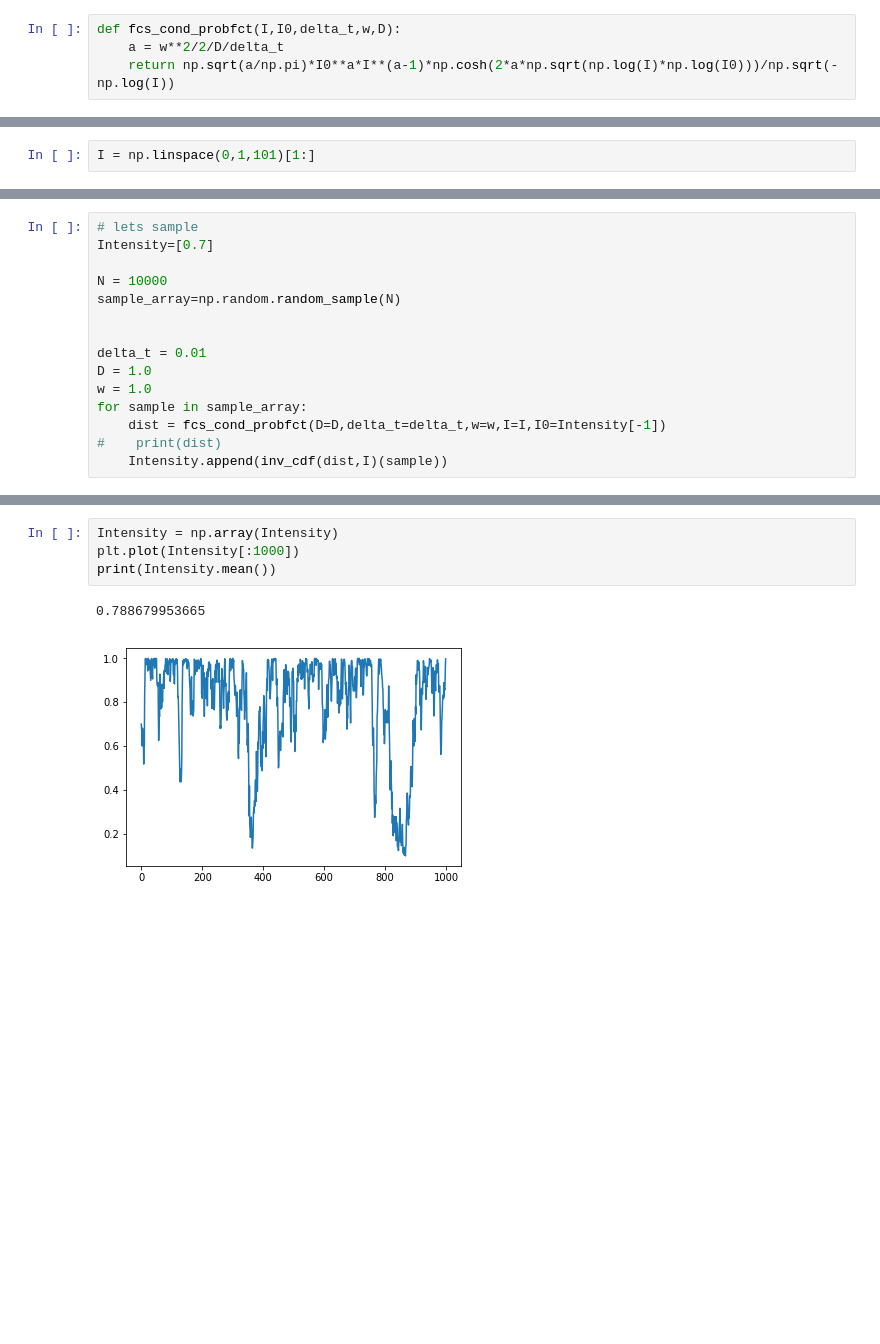
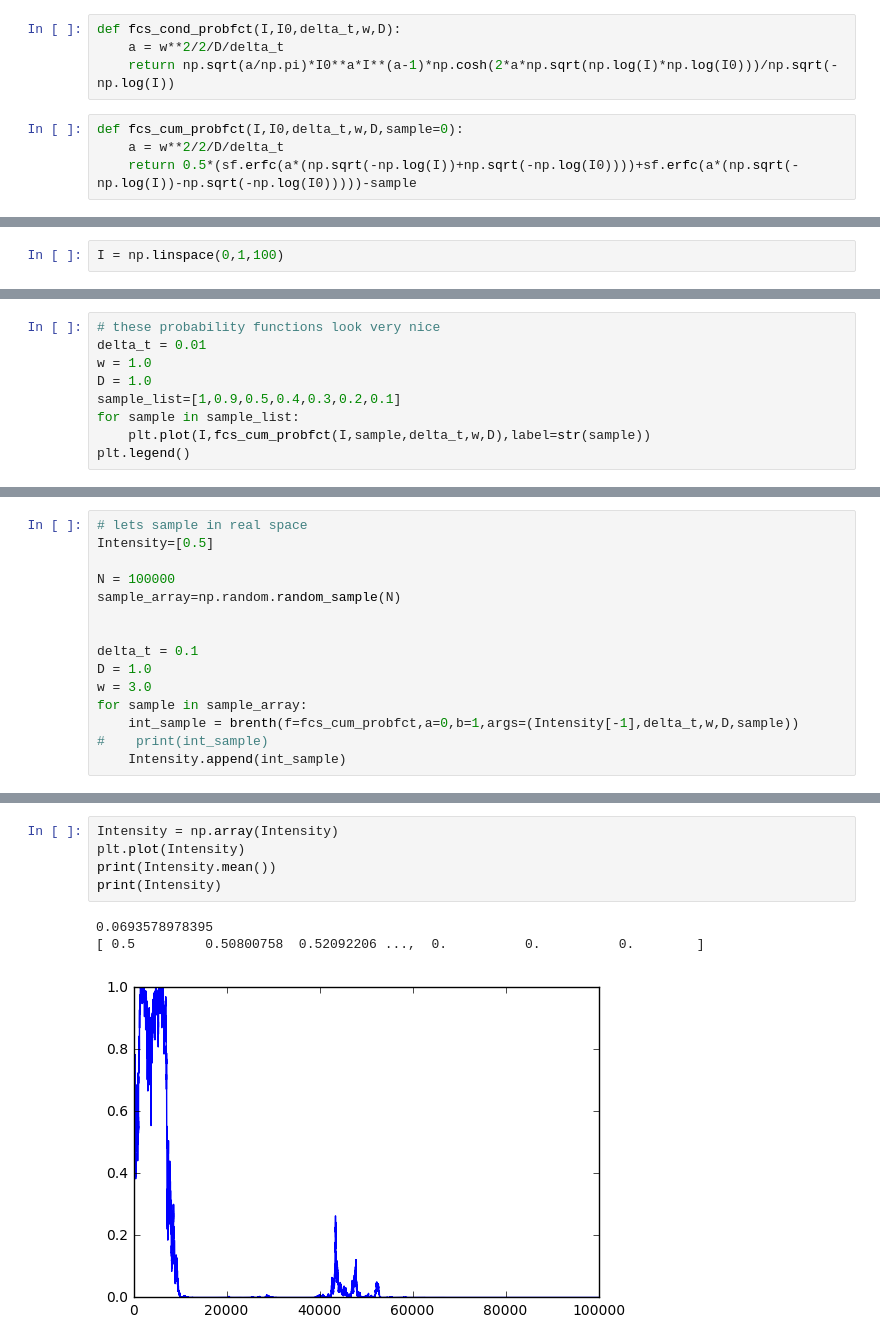
Before and after one commit to hstrey/FCS-simulations, a Jupyter notebook: Conditional Probability FCS.ipynb, the cells around one changed output, grey strips where cells are left out. Cells and saved outputs as stored; diff of their text form; blank space fills up the shorter version.

Commit message:
slowing getting there.  Cond prob and cum prob looks good - simulation not yet there

```diff
--- a/Conditional Probability FCS.ipynb
+++ b/Conditional Probability FCS.ipynb
@@ -10,3 +11,7 @@ from scipy import interpolate
 def fcs_cond_probfct(I,I0,delta_t,w,D):
     a = w**2/2/D/delta_t
     return np.sqrt(a/np.pi)*I0**a*I**(a-1)*np.cosh(2*a*np.sqrt(np.log(I)*np.log(I0)))/np.sqrt(-np.log(I))
+# %%
+def fcs_cum_probfct(I,I0,delta_t,w,D,sample=0):
+    a = w**2/2/D/delta_t
+    return 0.5*(sf.erfc(a*(np.sqrt(-np.log(I))+np.sqrt(-np.log(I0))))+sf.erfc(a*(np.sqrt(-np.log(I))-np.sqrt(-np.log(I0)))))-sample
@@ -13,5 +22,5 @@ def fcs_cond_probfct(I,I0,delta_t,w,D):
 # %%
-I = np.linspace(0,1,101)[1:]
+I = np.linspace(0,1,100)
 # %%
 # these probability functions look very nice
 delta_t = 0.01
@@ -33,0 +36,9 @@ def inv_cdf(pdf,x):
+# %%
+# these probability functions look very nice
+delta_t = 0.01
+w = 1.0
+D = 1.0
+sample_list=[1,0.9,0.5,0.4,0.3,0.2,0.1]
+for sample in sample_list:
+    plt.plot(I,fcs_cum_probfct(I,sample,delta_t,w,D),label=str(sample))
+plt.legend()
@@ -34,15 +48,15 @@ def inv_cdf(pdf,x):
 # %%
-# lets sample
-Intensity=[0.7]
+# lets sample in real space
+Intensity=[0.5]
 
-N = 10000
+N = 100000
 sample_array=np.random.random_sample(N)
 
 
-delta_t = 0.01
+delta_t = 0.1
 D = 1.0
-w = 1.0
+w = 3.0
 for sample in sample_array:
-    dist = fcs_cond_probfct(D=D,delta_t=delta_t,w=w,I=I,I0=Intensity[-1])
-#    print(dist)
-    Intensity.append(inv_cdf(dist,I)(sample))
+    int_sample = brenth(f=fcs_cum_probfct,a=0,b=1,args=(Intensity[-1],delta_t,w,D,sample))
+#    print(int_sample)
+    Intensity.append(int_sample)
@@ -49,10 +81,12 @@ for sample in sample_array:
 # %%
 Intensity = np.array(Intensity)
-plt.plot(Intensity[:1000])
+plt.plot(Intensity)
 print(Intensity.mean())
+print(Intensity)
 # %% [output]
-0.788679953665
+0.0693578978395
+[ 0.5         0.50800758  0.52092206 ...,  0.          0.          0.        ]
-[figure, old version]
+[figure, new version]
 # %%
 f = np.fft.rfft(Intensity)
 acf = np.fft.irfft(f * np.conjugate(f))
```
Also changed, not shown: parts of 7 cells of this notebook.
